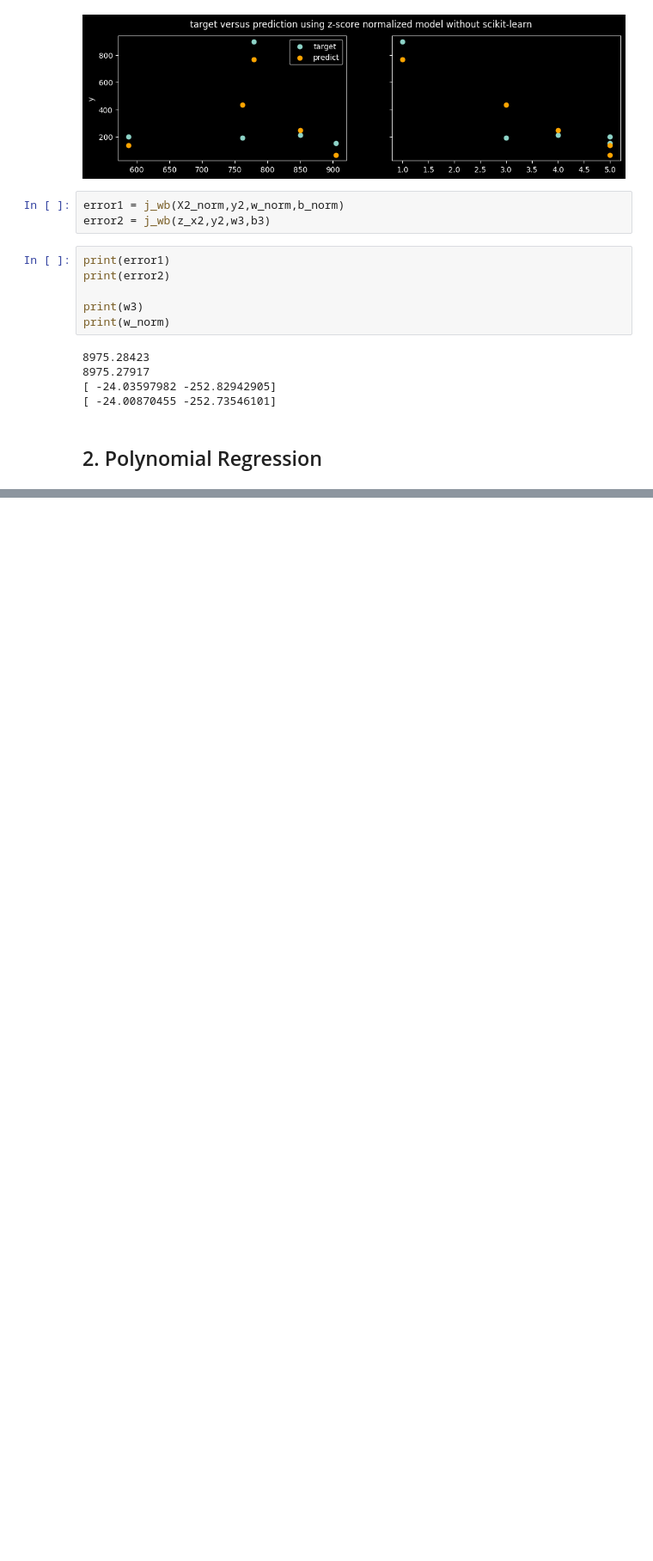
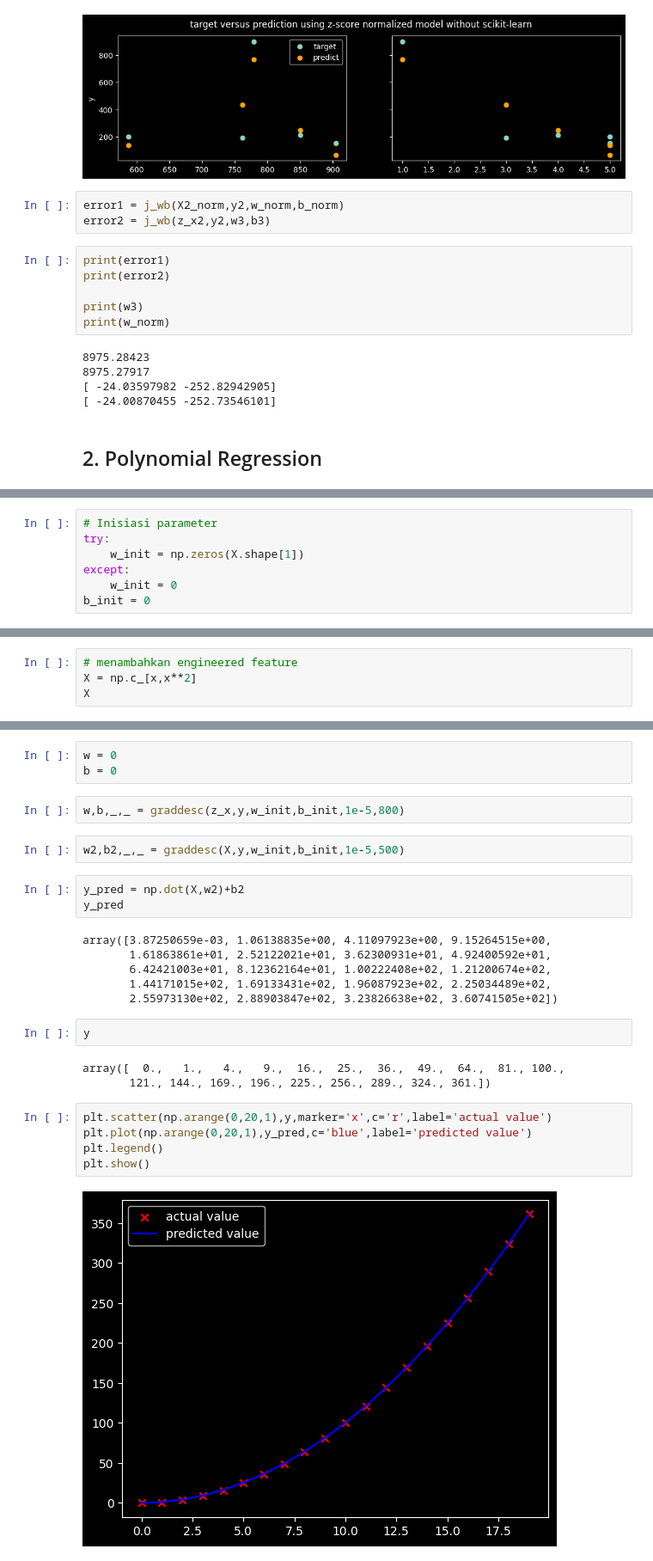
Before and after one commit to f2rra/learning-ml, a Jupyter notebook: supervised.ipynb, the cells around one changed output, grey strips where cells are left out. Shown at 86% size. Drawn from its saved outputs; the diff is of its cells as text; blank space fills up the shorter version.

Commit message:
menambahkan perhitungan mencari model dengan feature engineered

```diff
--- a/supervised.ipynb
+++ b/supervised.ipynb
@@ -313,0 +329,7 @@ print(w_norm)
+# %%
+# Inisiasi parameter
+try:
+    w_init = np.zeros(X.shape[1])
+except:
+    w_init = 0
+b_init = 0
@@ -313,0 +340,4 @@ print(w_norm)
+# %%
+# menambahkan engineered feature
+X = np.c_[x,x**2]
+X
@@ -313,0 +380,28 @@ print(w_norm)
+# %%
+w = 0
+b = 0
+# %%
+w,b,_,_ = graddesc(z_x,y,w_init,b_init,1e-5,800)
+# %%
+w2,b2,_,_ = graddesc(X,y,w_init,b_init,1e-5,500)
+# %%
+y_pred = np.dot(X,w2)+b2
+y_pred
+# %% [output]
+array([3.87250659e-03, 1.06138835e+00, 4.11097923e+00, 9.15264515e+00,
+       1.61863861e+01, 2.52122021e+01, 3.62300931e+01, 4.92400592e+01,
+       6.42421003e+01, 8.12362164e+01, 1.00222408e+02, 1.21200674e+02,
+       1.44171015e+02, 1.69133431e+02, 1.96087923e+02, 2.25034489e+02,
+       2.55973130e+02, 2.88903847e+02, 3.23826638e+02, 3.60741505e+02])
+# %%
+y
+# %% [output]
+array([  0.,   1.,   4.,   9.,  16.,  25.,  36.,  49.,  64.,  81., 100.,
+       121., 144., 169., 196., 225., 256., 289., 324., 361.])
+# %%
+plt.scatter(np.arange(0,20,1),y,marker='x',c='r',label='actual value')
+plt.plot(np.arange(0,20,1),y_pred,c='blue',label='predicted value')
+plt.legend()
+plt.show()
+# %% [output]
+[figure, added]
```
Also changed, not shown: parts of 11 cells of this notebook.
